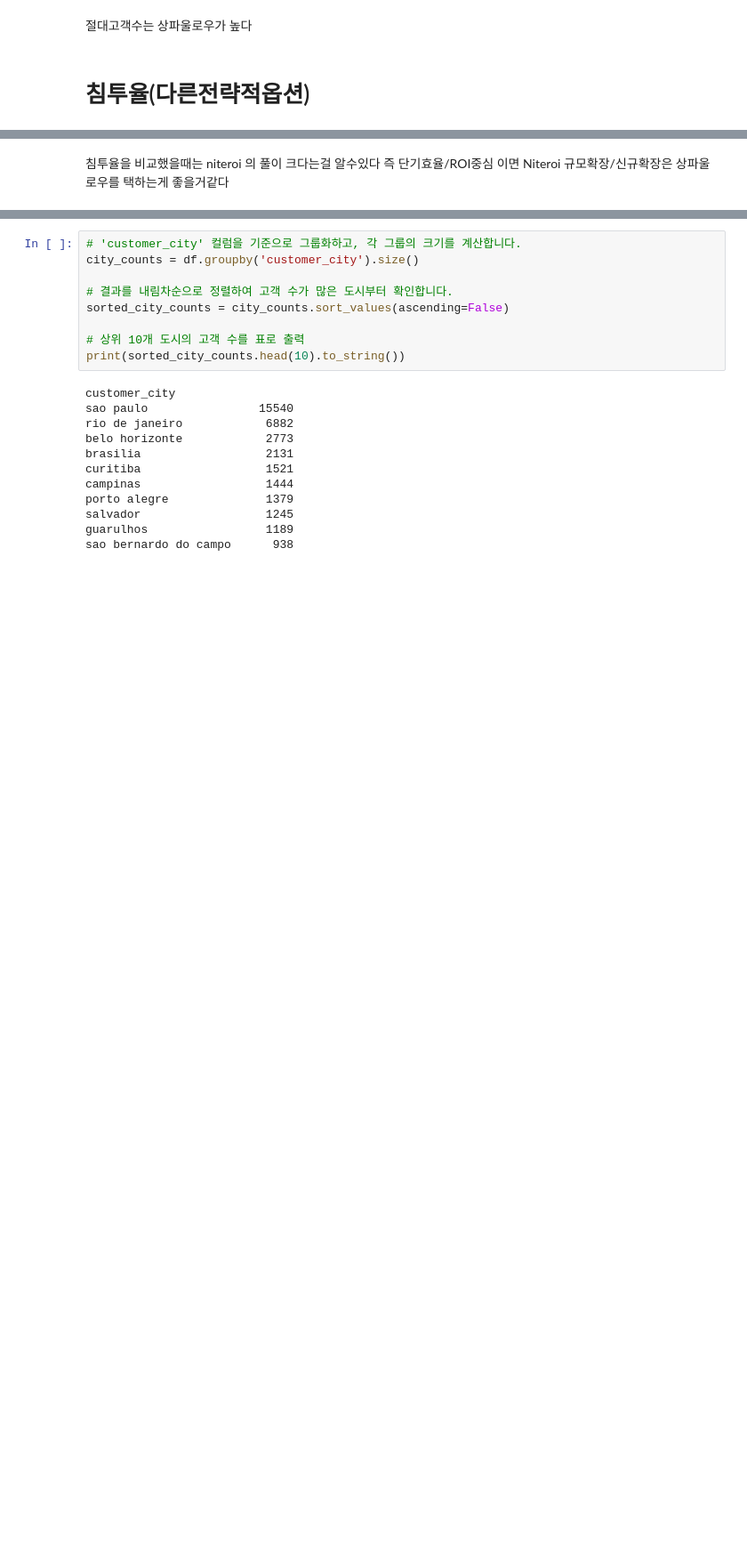
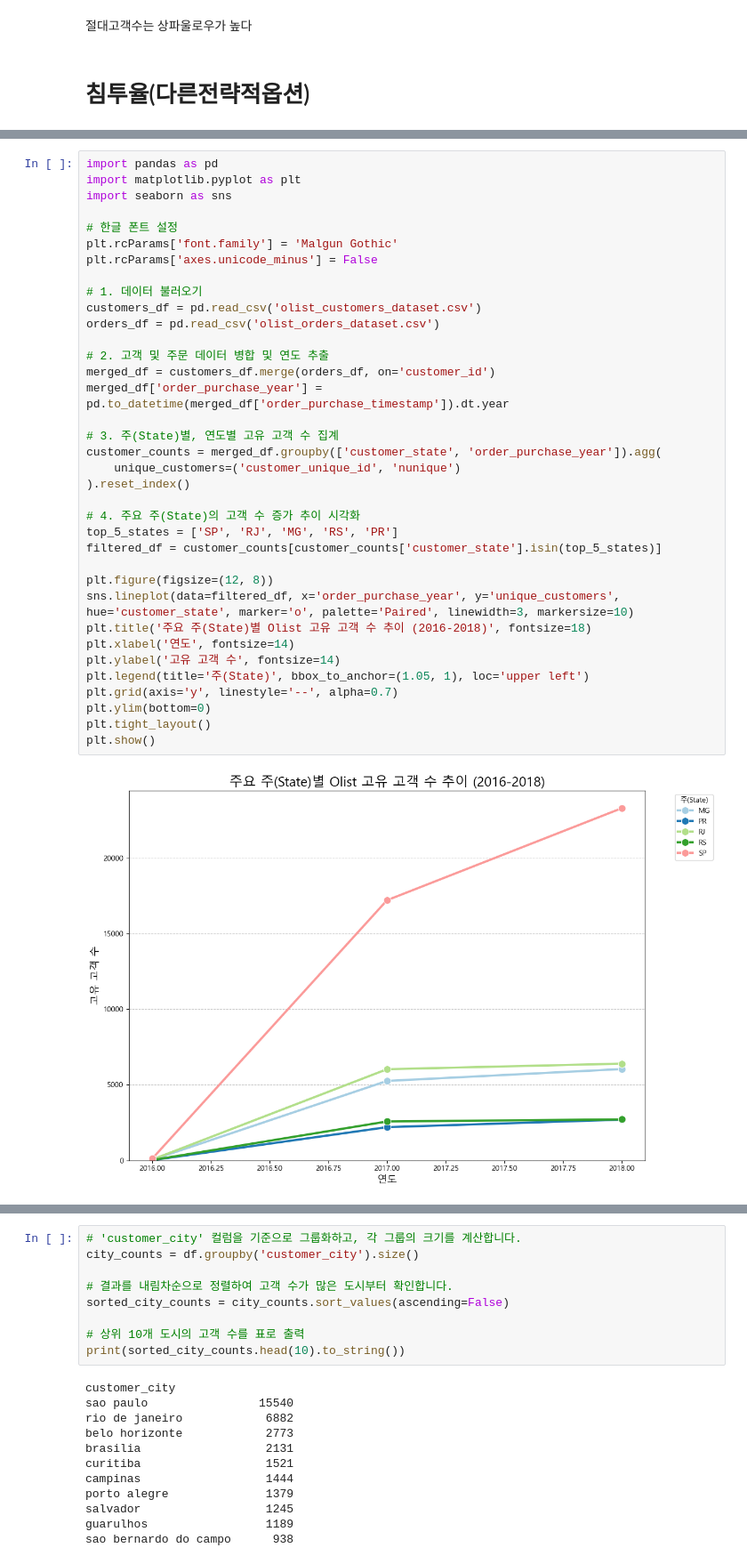
Before and after one commit to parkjihoon186/pjt-data-analysis, a Jupyter notebook: p1_RFM.ipynb, the cells around one changed output, grey strips where cells are left out. Shown at 89% size. Saved outputs shown, nothing was run; the diff lists cells and outputs as text; blank space fills up the shorter version.

```diff
--- a/p1_RFM.ipynb
+++ b/p1_RFM.ipynb
@@ -164,2 +275,38 @@ Passing `palette` without assigning `hue` is deprecated and will be removed in v
-# %% [markdown]
-침투율을 비교했을때는 niteroi 의 풀이 크다는걸 알수있다 즉 단기효율/ROI중심 이면 Niteroi 규모확장/신규확장은  상파울로우를 택하는게 좋을거같다
+# %%
+import pandas as pd
+import matplotlib.pyplot as plt
+import seaborn as sns
+
+# 한글 폰트 설정
+plt.rcParams['font.family'] = 'Malgun Gothic'
+plt.rcParams['axes.unicode_minus'] = False
+
+# 1. 데이터 불러오기
+customers_df = pd.read_csv('olist_customers_dataset.csv')
+orders_df = pd.read_csv('olist_orders_dataset.csv')
+
+# 2. 고객 및 주문 데이터 병합 및 연도 추출
+merged_df = customers_df.merge(orders_df, on='customer_id')
+merged_df['order_purchase_year'] = pd.to_datetime(merged_df['order_purchase_timestamp']).dt.year
+
+# 3. 주(State)별, 연도별 고유 고객 수 집계
+customer_counts = merged_df.groupby(['customer_state', 'order_purchase_year']).agg(
+    unique_customers=('customer_unique_id', 'nunique')
+).reset_index()
+
+# 4. 주요 주(State)의 고객 수 증가 추이 시각화
+top_5_states = ['SP', 'RJ', 'MG', 'RS', 'PR']
+filtered_df = customer_counts[customer_counts['customer_state'].isin(top_5_states)]
+
+plt.figure(figsize=(12, 8))
+sns.lineplot(data=filtered_df, x='order_purchase_year', y='unique_customers', hue='customer_state', marker='o', palette='Paired', linewidth=3, markersize=10)
+plt.title('주요 주(State)별 Olist 고유 고객 수 추이 (2016-2018)', fontsize=18)
+plt.xlabel('연도', fontsize=14)
+plt.ylabel('고유 고객 수', fontsize=14)
+plt.legend(title='주(State)', bbox_to_anchor=(1.05, 1), loc='upper left')
+plt.grid(axis='y', linestyle='--', alpha=0.7)
+plt.ylim(bottom=0)
+plt.tight_layout()
+plt.show()
+# %% [output]
+[figure, added]
```
Also changed, not shown: parts of 40 cells of this notebook.
